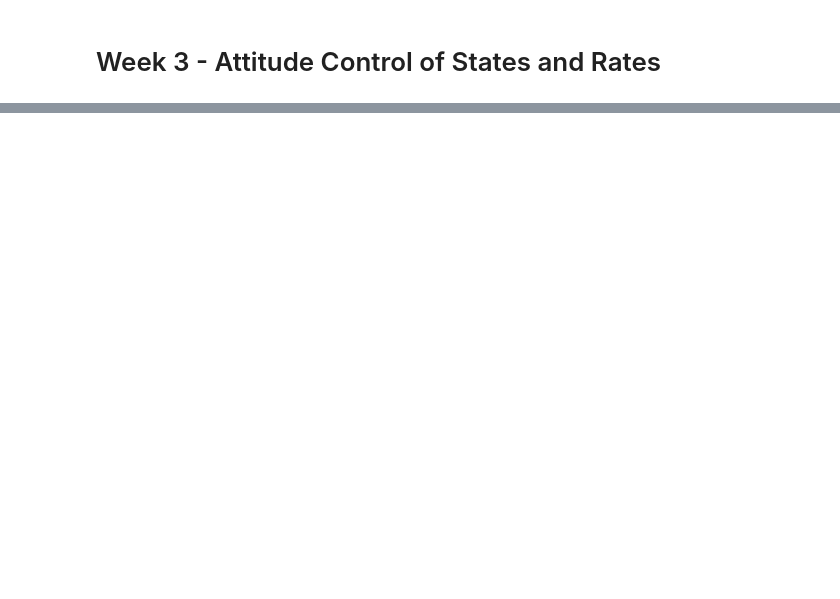
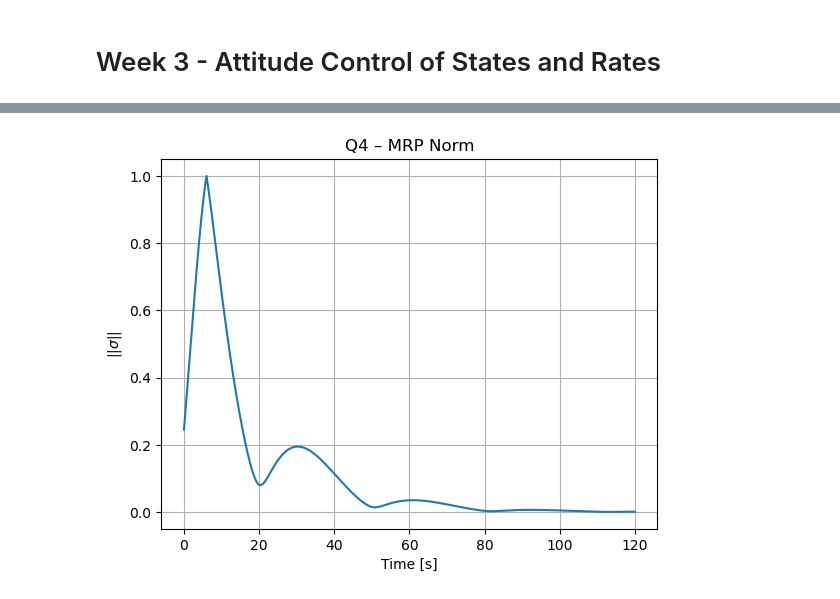
Before and after one commit to johnm3398/Spacecraft-Dynamics-and-Control, a Jupyter notebook: 3 - Control of Nonlinear Spacecraft Attitude Motion/Module 3 - Attitude Control of States and Rates.ipynb, the cells around one changed output, grey strips where cells are left out. Drawn from its saved outputs; the diff is of its cells as text; code cells hidden in the pictures; blank space fills up the shorter version.

```diff
--- a/3 - Control of Nonlinear Spacecraft Attitude Motion/Module 3 - Attitude Control of States and Rates.ipynb
+++ b/3 - Control of Nonlinear Spacecraft Attitude Motion/Module 3 - Attitude Control of States and Rates.ipynb
@@ -2,0 +224,10 @@
+# %%
+plt.figure()
+plt.plot(t, np.linalg.norm(sigma, axis=1))
+plt.grid(True)
+plt.xlabel("Time [s]")
+plt.ylabel(r"$||\sigma||$")
+plt.title("Q4 – MRP Norm")
+plt.show()
+# %% [output]
+[figure, added]
```
Also changed, not shown: parts of 22 cells of this notebook.
